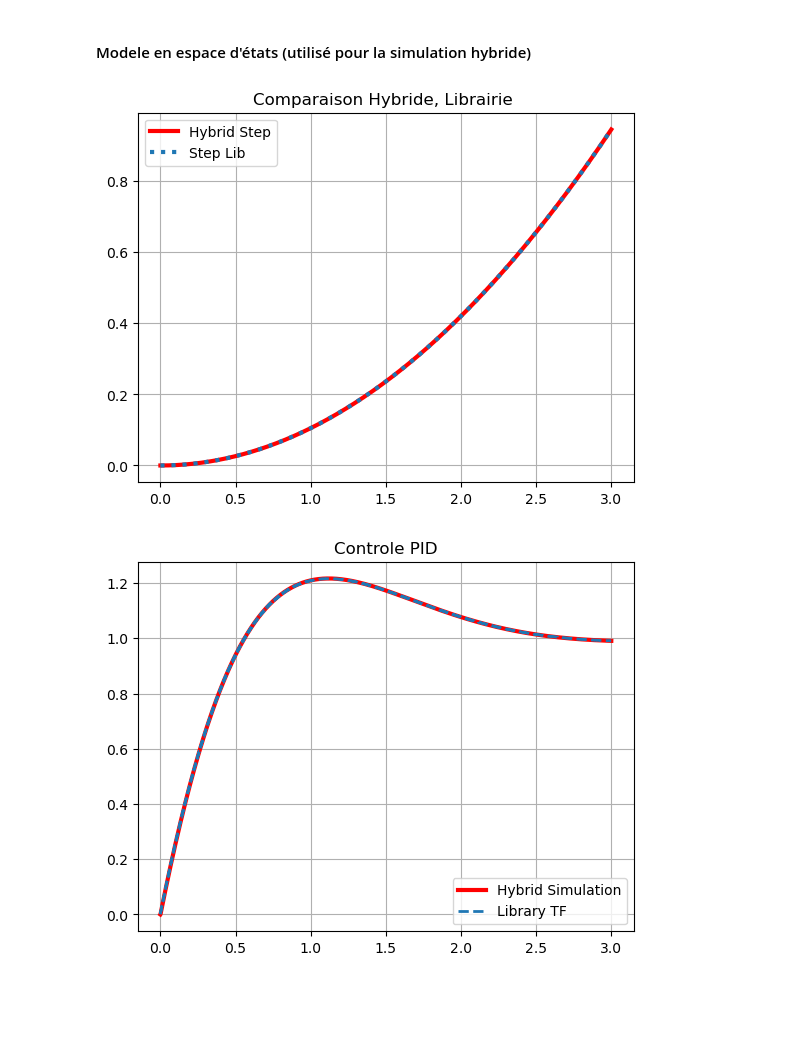
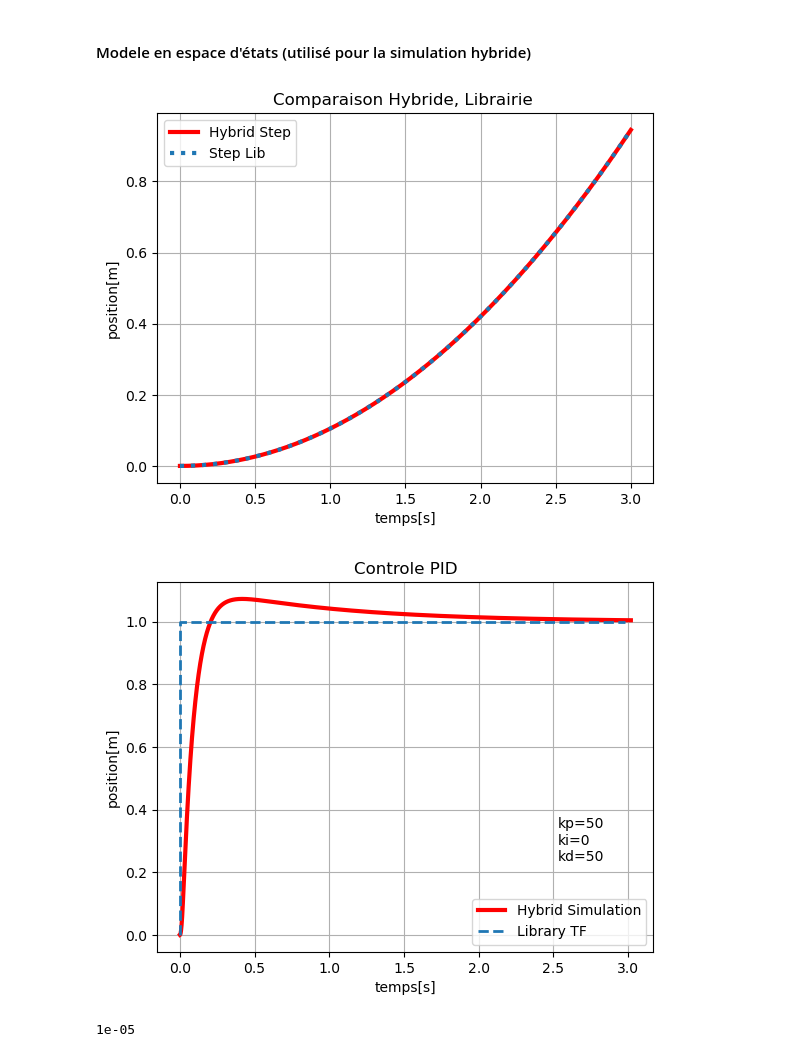
Before and after one commit to Bababoey123/PythonDiscreteControl, a Jupyter notebook: PythonDiscreteLib.ipynb, the cells around one changed output. Saved outputs shown, nothing was run; the diff lists cells and outputs as text; code cells hidden in the pictures; blank space fills up the shorter version.

Commit message:
Jigga Plots

```diff
--- a/PythonDiscreteLib.ipynb
+++ b/PythonDiscreteLib.ipynb
@@ -108,20 +118,15 @@ plt.show()
 # %%
-
-kp, ki, kd = 19, 0, 13
-r = 1.0
+kp, ki, kd = 50, 0, 50
+r = 1
 PID = DiscretePID(kp,ki,kd,10,ballbeam_config.dt)
 PID.setReference(r)
-controller_sim = TFSimulator(PID.PID_TF, 0)
+controller_sim = TFSimulator(PID.PID_TF_dis, 0)
 PID.reset()
 # %% [markdown]
 #### Modele en espace d'états (utilisé pour la simulation hybride)
 # %%
-plant_model = StateSpaceModel(ballbeam_config)
-hybrid_loop = HybridControlLoop(
-    plant_model,
-    PID,
-    ballbeam_config
-)
+StateSpace_Ball_Beam=StateSpaceModel(ballbeam_config)
+hybrid_loop=HybridControlLoop(StateSpace_Ball_Beam,controller_sim,ballbeam_config)
 # %%
 logger_hybrid_step = SimLog()
 
@@ -149,17 +155,19 @@ plt.plot(
 plt.title("Comparaison Hybride, Librairie ")
 plt.grid()
 plt.legend()
+plt.xlabel('temps[s]')
+plt.ylabel('position[m]')
 plt.savefig('Réponse_Indicielle_Hybride.png')
 plt.show()
 # %% [output]
-[figure, old version]
+[figure, new version]
 # %%
-hybrid_loop = HybridControlLoop(plant_model,PID,ballbeam_config)
+hybrid_loop = HybridControlLoop(StateSpace_Ball_Beam,PID,ballbeam_config)
 logger_hybrid = SimLog()
 
 logger_hybrid = hybrid_loop.run_continuous_control_loop( X_0,logger_hybrid)
 # %%
-L = PID.PID_TF * model.Tf_dis
+L = PID.PID_TF_cont * model.Tf_cont
 T = ct.feedback(L, 1)
 
 t = np.arange(
@@ -172,23 +180,31 @@ _, y_lib = ct.step_response(T, t)
 # %%
 plt.figure()
 
 plt.plot(
     logger_hybrid.t_hist,
     logger_hybrid.y_hist,
     color='red',
     linewidth=3,
     linestyle='-',
     label="Hybrid Simulation"
 )
 plt.step(t, y_lib, label="Library TF",linewidth=2,
     linestyle='--',)
 plt.title("Controle PID")
+text='kp='+str(kp)+'\n'+'ki='+str(ki)+'\n'+'kd='+str(kd)
+plt.figtext(0.75,0.3,text)
 plt.grid()
 plt.legend()
+plt.xlabel('temps[s]')
+plt.ylabel('position[m]')
+
 plt.savefig('Réponse_Indicielle_PID.png')
 plt.show()
+x=hybrid_loop.dt_plant
+print(x)
 # %% [output]
-[figure, old version]
+[figure, new version]
+1e-05
 # %%
 print(y_lib[:5])
 print(logger_hybrid.y_hist[:5])
```
Also changed, not shown: parts of 6 cells of this notebook, 8 other files.
